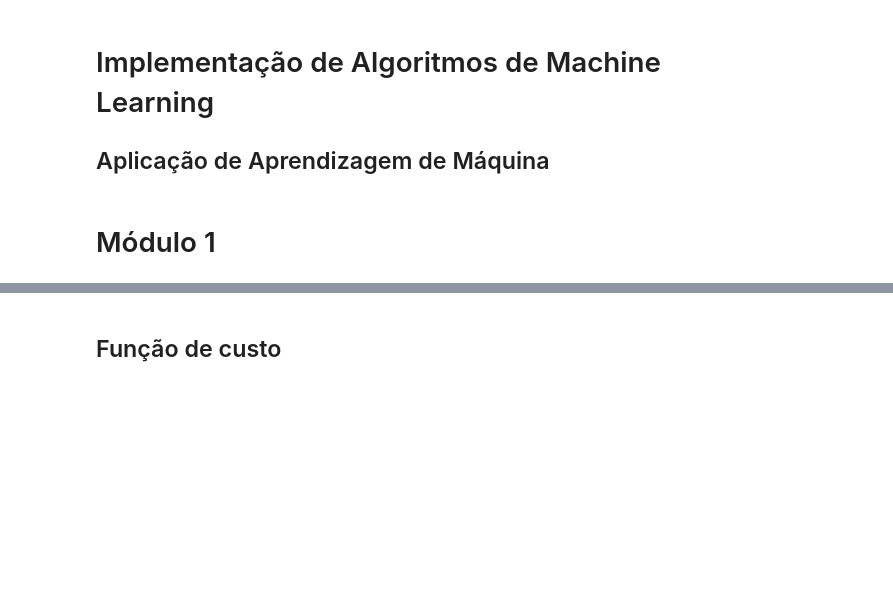
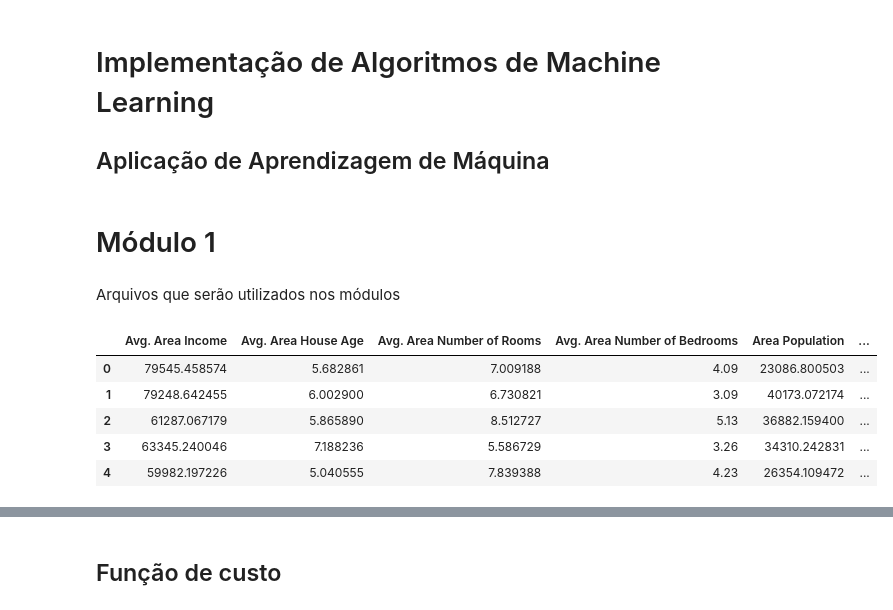
Before and after one commit to avellar1975/puc_minas, a Jupyter notebook: notebooks/Disciplina_10/Machine_Learning.ipynb, the cells around one changed output, grey strips where cells are left out. Saved outputs shown, nothing was run; the diff lists cells and outputs as text; code cells hidden in the pictures; blank space fills up the shorter version.

```diff
--- a/notebooks/Disciplina_10/Machine_Learning.ipynb
+++ b/notebooks/Disciplina_10/Machine_Learning.ipynb
@@ -5,3 +5,16 @@
 ## Aplicação de Aprendizagem de Máquina
 # %% [markdown]
 # Módulo 1
+# %% [markdown]
+Arquivos que serão utilizados nos módulos
+# %%
+arquivo1 = "https://raw.githubusercontent.com/avellar1975/puc_minas/main/dataset/Disciplina_10/arquivo_01.csv"
+imoveis_df = pd.read_csv(arquivo1)
+imoveis_df.head()
+# %% [output]
+|  | Avg. Area Income | Avg. Area House Age | Avg. Area Number of Rooms | Avg. Area Number of Bedrooms | Area Population | ... |
+| 0 | 79545.458574 | 5.682861 | 7.009188 | 4.09 | 23086.800503 | ... |
+| 1 | 79248.642455 | 6.002900 | 6.730821 | 3.09 | 40173.072174 | ... |
+| 2 | 61287.067179 | 5.865890 | 8.512727 | 5.13 | 36882.159400 | ... |
+| 3 | 63345.240046 | 7.188236 | 5.586729 | 3.26 | 34310.242831 | ... |
+| 4 | 59982.197226 | 5.040555 | 7.839388 | 4.23 | 26354.109472 | ... |
```
Also changed, not shown: parts of 1 cell of this notebook.
